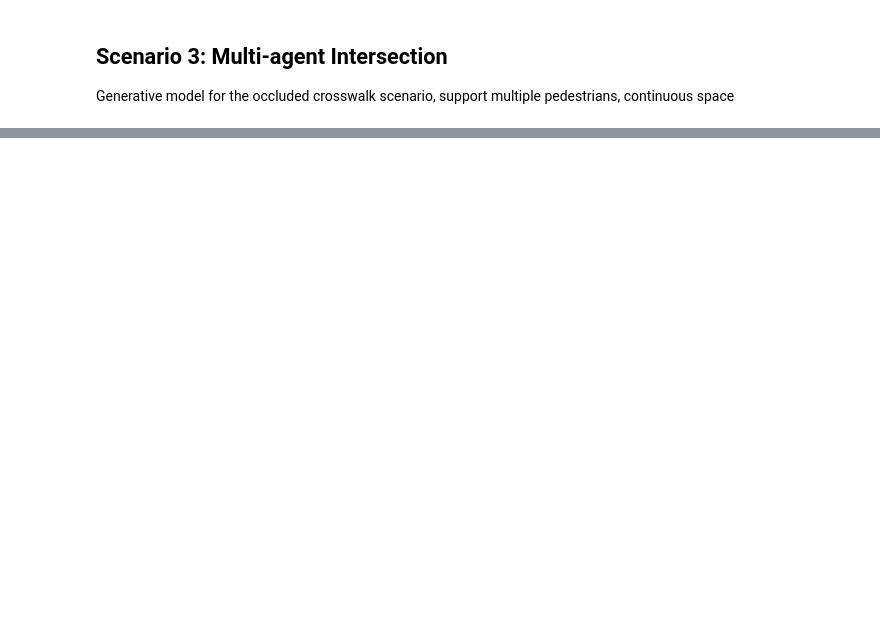
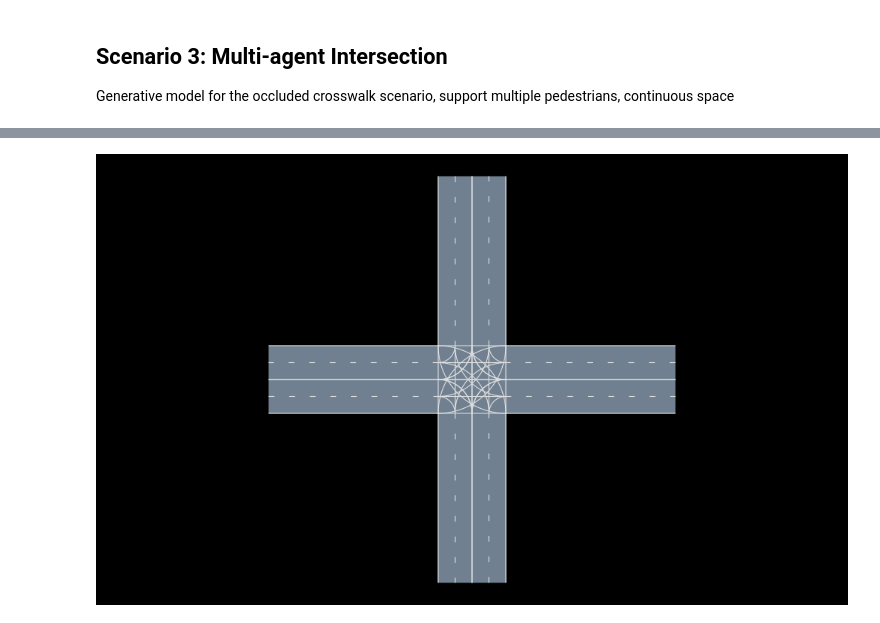
Before and after one commit to sisl/AutomotivePOMDPs.jl, a Jupyter notebook: test.ipynb, the cells around one changed output, grey strips where cells are left out. Saved outputs shown, nothing was run; the diff lists cells and outputs as text; code cells hidden in the pictures; blank space fills up the shorter version.

```diff
--- a/test.ipynb
+++ b/test.ipynb
@@ -206,0 +345,5 @@ AutoViz.render(s_, pomdp.env, cam=FitToContentCamera(0.0))
+# %%
+r,j = gen_intersection(roadlength = 30.0)
+r
+# %% [output]
+[figure, added]
```
Also changed, not shown: parts of 39 cells of this notebook, 14 other files.
